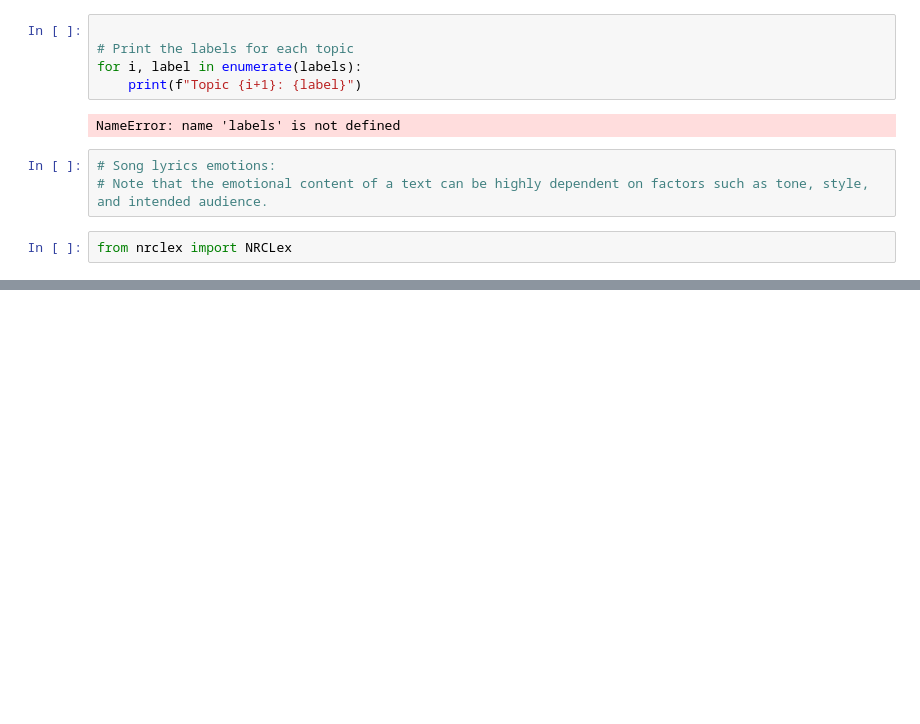
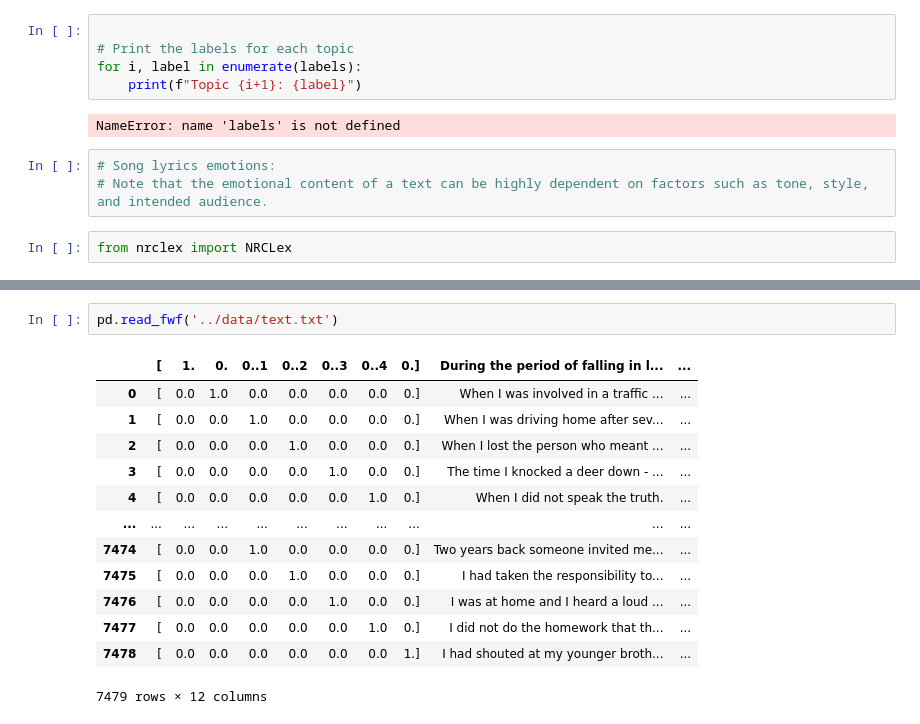
Before and after one commit to gerardrius/Project-IV, a Jupyter notebook: src/1-responses.ipynb, the cells around one changed output, grey strips where cells are left out. Drawn from its saved outputs; the diff is of its cells as text; blank space fills up the shorter version.

```diff
--- a/src/1-responses.ipynb
+++ b/src/1-responses.ipynb
@@ -162,0 +267,16 @@ from nrclex import NRCLex
+# %%
+pd.read_fwf('../data/text.txt')
+# %% [output]
+|  | [ | 1. | 0. | 0..1 | 0..2 | 0..3 | 0..4 | 0.] | During the period of falling in l... | ... |
+| 0 | [ | 0.0 | 1.0 | 0.0 | 0.0 | 0.0 | 0.0 | 0.] | When I was involved in a traffic ... | ... |
+| 1 | [ | 0.0 | 0.0 | 1.0 | 0.0 | 0.0 | 0.0 | 0.] | When I was driving home after sev... | ... |
+| 2 | [ | 0.0 | 0.0 | 0.0 | 1.0 | 0.0 | 0.0 | 0.] | When I lost the person who meant ... | ... |
+| 3 | [ | 0.0 | 0.0 | 0.0 | 0.0 | 1.0 | 0.0 | 0.] | The time I knocked a deer down - ... | ... |
+| 4 | [ | 0.0 | 0.0 | 0.0 | 0.0 | 0.0 | 1.0 | 0.] | When I did not speak the truth. | ... |
+| ... | ... | ... | ... | ... | ... | ... | ... | ... | ... | ... |
+| 7474 | [ | 0.0 | 0.0 | 1.0 | 0.0 | 0.0 | 0.0 | 0.] | Two years back someone invited me... | ... |
+| 7475 | [ | 0.0 | 0.0 | 0.0 | 1.0 | 0.0 | 0.0 | 0.] | I had taken the responsibility to... | ... |
+| 7476 | [ | 0.0 | 0.0 | 0.0 | 0.0 | 1.0 | 0.0 | 0.] | I was at home and I heard a loud ... | ... |
+| 7477 | [ | 0.0 | 0.0 | 0.0 | 0.0 | 0.0 | 1.0 | 0.] | I did not do the homework that th... | ... |
+| 7478 | [ | 0.0 | 0.0 | 0.0 | 0.0 | 0.0 | 0.0 | 1.] | I had shouted at my younger broth... | ... |
+7479 rows × 12 columns
```
Also changed, not shown: parts of 5 cells of this notebook, 5 other files.
